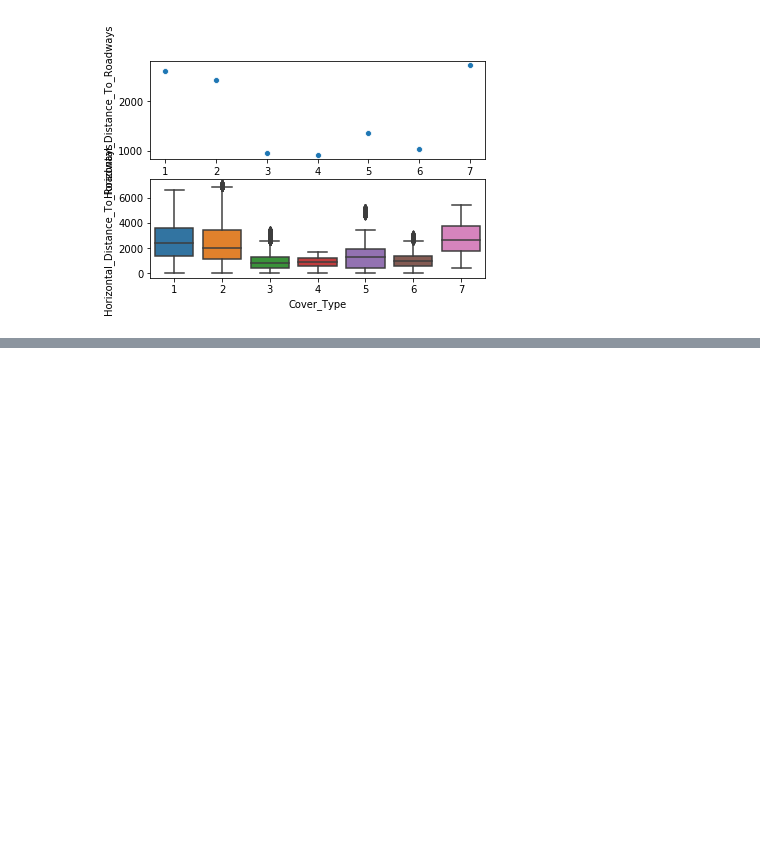
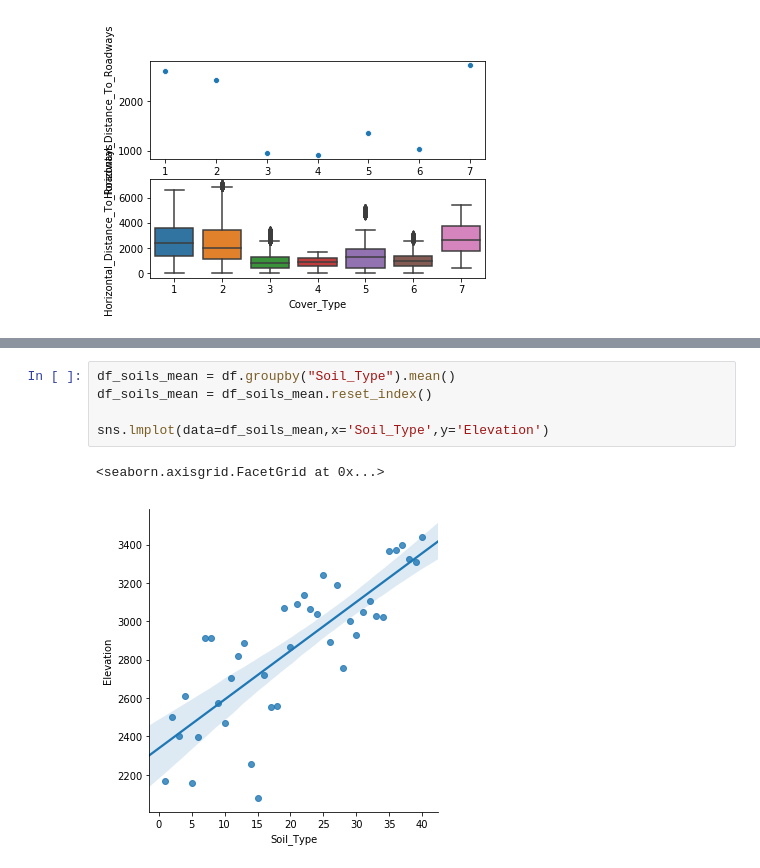
Before and after one commit to Greg-S-12/Tree-Cover-Classification-Project, a Jupyter notebook: EDA_greg.ipynb, the cells around one changed output, grey strips where cells are left out. Saved outputs shown, nothing was run; the diff lists cells and outputs as text; blank space fills up the shorter version.

```diff
--- a/EDA_greg.ipynb
+++ b/EDA_greg.ipynb
@@ -123,0 +203,8 @@ sns.boxplot(data=df,x=df.Cover_Type,y="Horizontal_Distance_To_Roadways",ax=axes[
+# %%
+df_soils_mean = df.groupby("Soil_Type").mean()
+df_soils_mean = df_soils_mean.reset_index()
+
+sns.lmplot(data=df_soils_mean,x='Soil_Type',y='Elevation')
+# %% [output]
+<seaborn.axisgrid.FacetGrid at 0x...>
+[figure, added]
```
Also changed, not shown: parts of 9 cells of this notebook.
